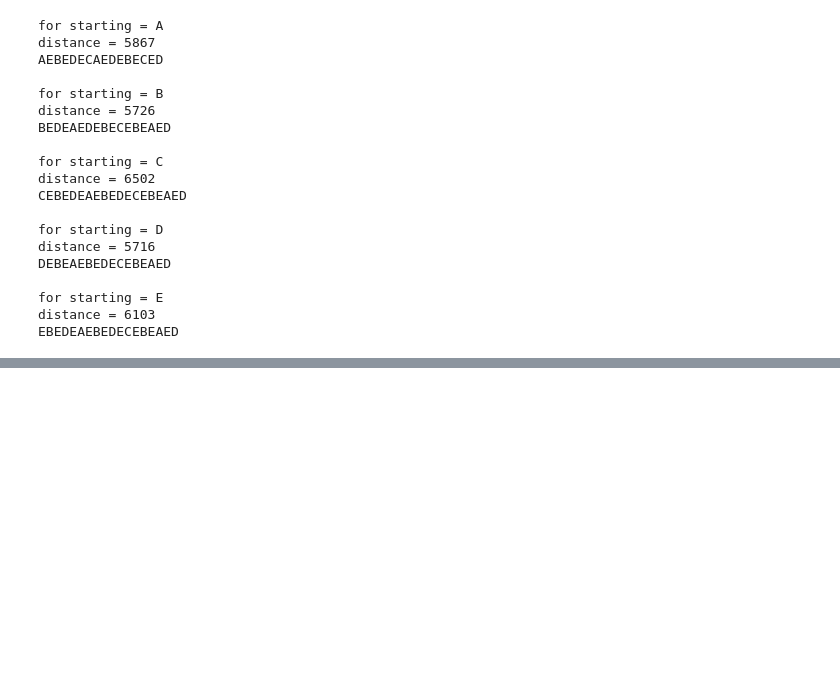
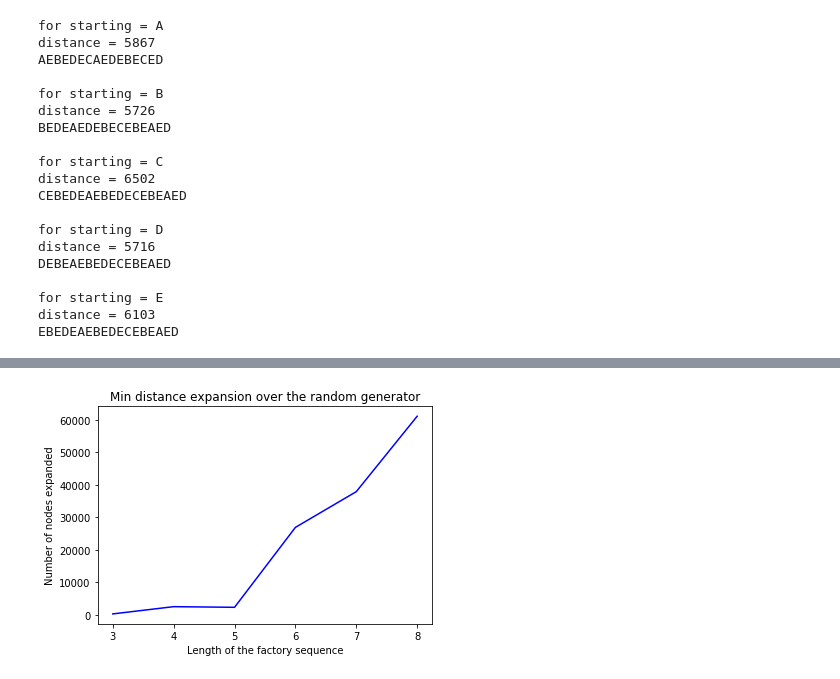
Before and after one commit to crispyricky/Artificial-Intelligent-Python, a Jupyter notebook: MP2/1.1 Siping/1.1 Refined.ipynb, the cells around one changed output, grey strips where cells are left out. Drawn from its saved outputs; the diff is of its cells as text; code cells hidden in the pictures; blank space fills up the shorter version.

```diff
--- a/MP2/1.1 Siping/1.1 Refined.ipynb
+++ b/MP2/1.1 Siping/1.1 Refined.ipynb
@@ -278,2 +301,11 @@ list(range(3,9))
 # %%
 res = [289.8, 803.4, 5632.4, 3704.6, 22579.6, 166241.4]
+# %%
+plt.plot(list(range(3,9)), total, 'b')
+plt.axis()
+plt.xlabel('Length of the factory sequence')
+plt.ylabel('Number of nodes expanded')
+plt.title('Min distance expansion over the random generator')
+plt.show()
+# %% [output]
+[figure, added]
```
Also changed, not shown: parts of 6 cells of this notebook, 3 other files.
